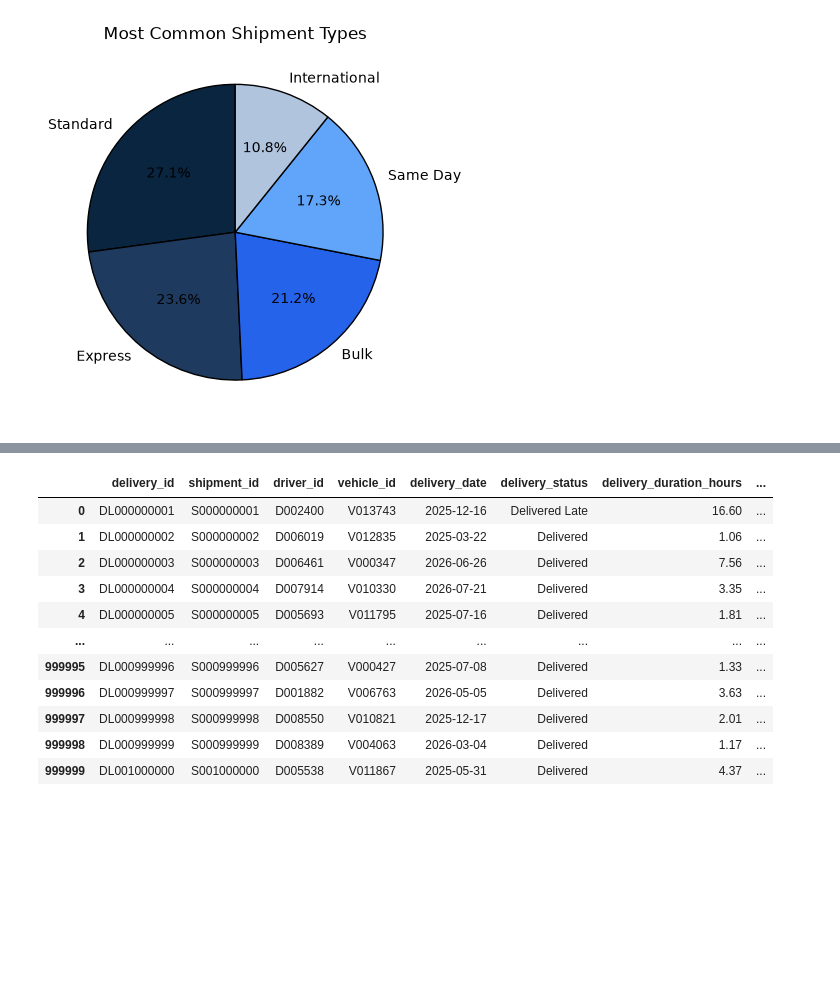
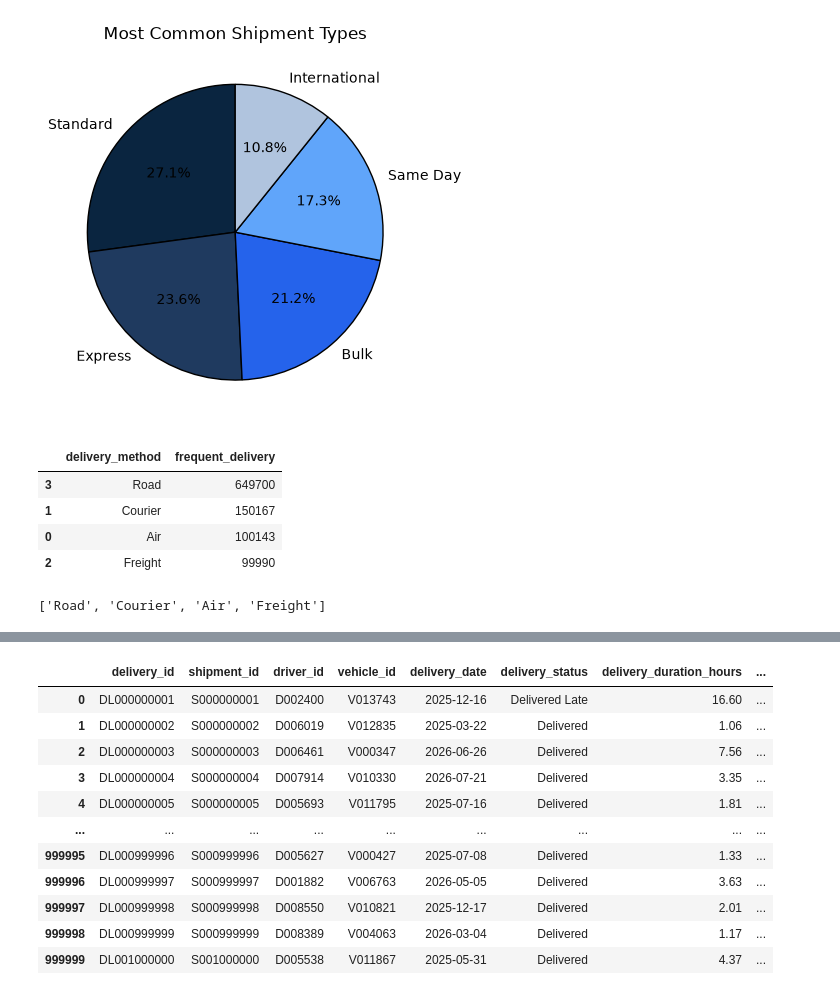
Before and after one commit to jilyanga2/Logistics-And-Delivery-Intelligence, a Jupyter notebook: feature-engineering.ipynb, the cells around one changed output, grey strips where cells are left out. Saved outputs shown, nothing was run; the diff lists cells and outputs as text; code cells hidden in the pictures; blank space fills up the shorter version.

```diff
--- a/feature-engineering.ipynb
+++ b/feature-engineering.ipynb
@@ -483,14 +483,24 @@ delship = pd.merge(
 # %%
 #Which delivery method are most frequently used?
 
-frequent_delivery = delship.groupby("delivery_method").agg(frequent_delivery=("delivery_id","count")) ##Why are we using delivery_id
-# frequent_delivery.reset_index()
-frequent_delivery.sort_values(by='frequent_delivery', ascending=False).head(10)
+frequent_delivery = delship.groupby("delivery_method").agg(frequent_delivery=("delivery_id","count")).reset_index()
+frequent_delivery = frequent_delivery.sort_values(by='frequent_delivery', ascending=False).head(10)
 # print("Shipment type that are most common:", frequent_delivery.idxmax())
+
+frequent_delivery
+# %% [output]
+|  | delivery_method | frequent_delivery |
+| 3 | Road | 649700 |
+| 1 | Courier | 150167 |
+| 0 | Air | 100143 |
+| 2 | Freight | 99990 |
 # %%
 #Define variables for Question 2: Shipment Analytics
-l = list(frequent_delivery.index.values)[0:]
-m = list(frequent_delivery.values)[0:]
+l = list(frequent_delivery["delivery_method"])
+m = list(frequent_delivery["frequent_delivery"])
+l
+# %% [output]
+['Road', 'Courier', 'Air', 'Freight']
 # %%
 plt.bar(l, m, color="#003366", edgecolor= "black", linewidth=1.5)
 plt.title("Most Frequent Delivery Types")
```
Also changed, not shown: parts of 4 cells of this notebook.
